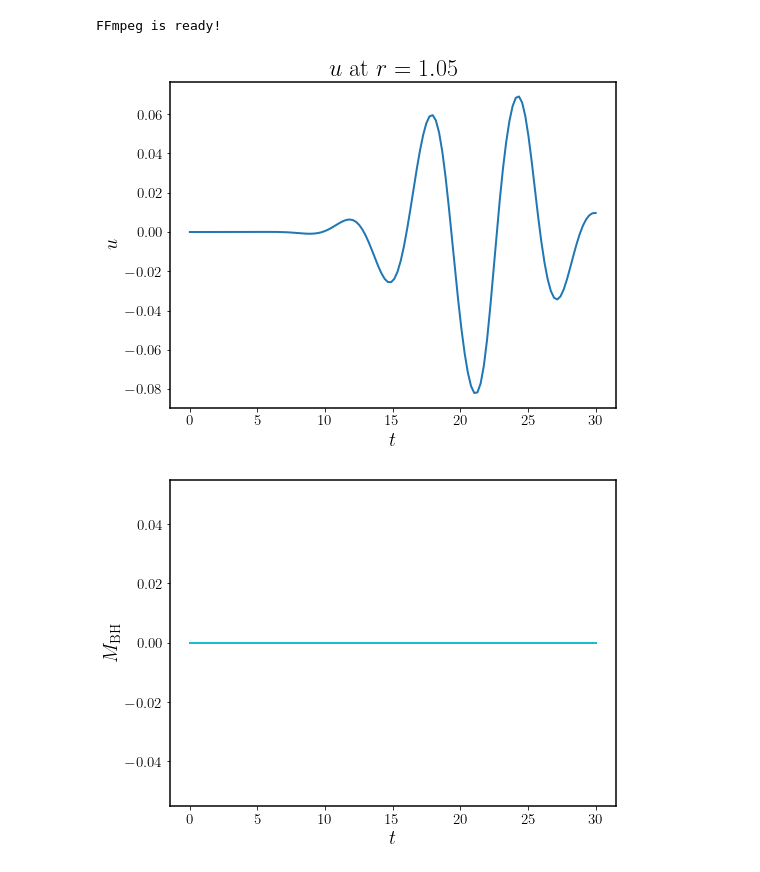
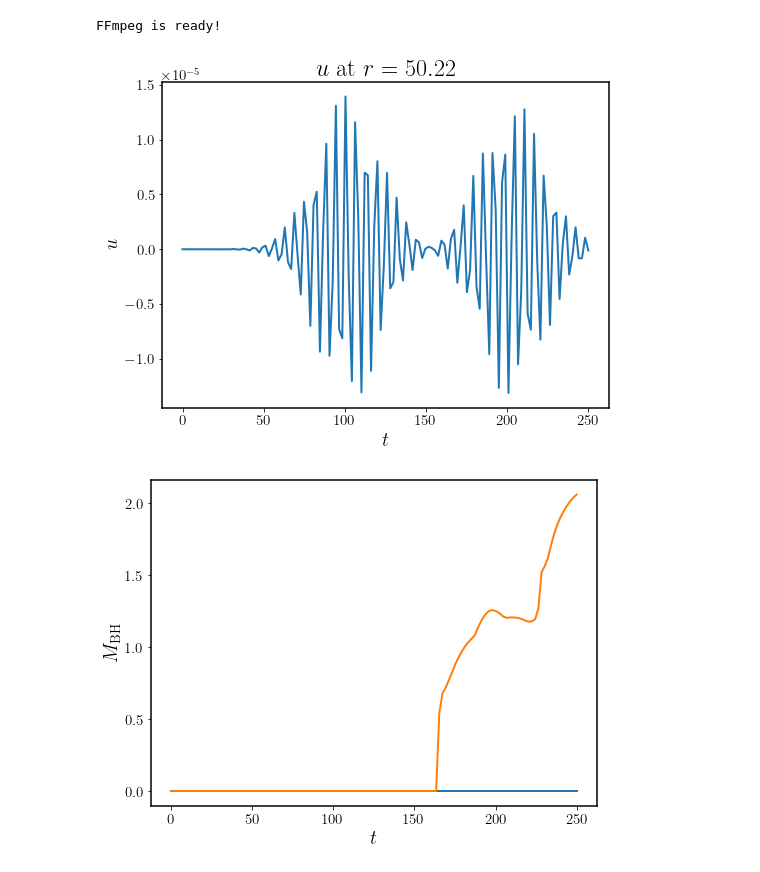
Before and after one commit to JCAurre/engrenage, a Jupyter notebook: examples/python_scripts/analyse_h5_file.ipynb, the cells around one changed output. Drawn from its saved outputs; the diff is of its cells as text; code cells hidden in the pictures.

```diff
--- a/examples/python_scripts/analyse_h5_file.ipynb
+++ b/examples/python_scripts/analyse_h5_file.ipynb
@@ -88,7 +83,7 @@ plt.show()
 # %%
 # Pick a simulation to plot
 
-i_simulation = -1
+i_simulation = 4
 run = data[list(data.keys())[i_simulation]]
 
 NUM_GHOSTS = 3
@@ -198,16 +193,16 @@ print("FFmpeg is ready!")
 FFmpeg is ready!
 # %%
 # Plot scalar field at r vs t
-r_extract = 1
+r_extract = 50
 i_rext = np.argmin(np.abs(r - r_extract))   # index of closest r point
 
 plt.plot(t, u[:, i_rext])
 plt.ylabel(r"$u$")
 plt.xlabel(r"$t$")
 plt.title(rf"$u$ at $r = {r[i_rext]:.2f}$")
 plt.show()
 # %% [output]
-[figure, old version]
+[figure, new version]
 # %%
 # Plot Mbh vs t
 for run_name, run in data.items():
@@ -219,4 +214,4 @@ plt.xlabel(r"$t$")
 # plt.legend(loc="best")
 plt.show()
 # %% [output]
-[figure, old version]
+[figure, new version]
```
Also changed, not shown: parts of 6 cells of this notebook, 1 other file.
